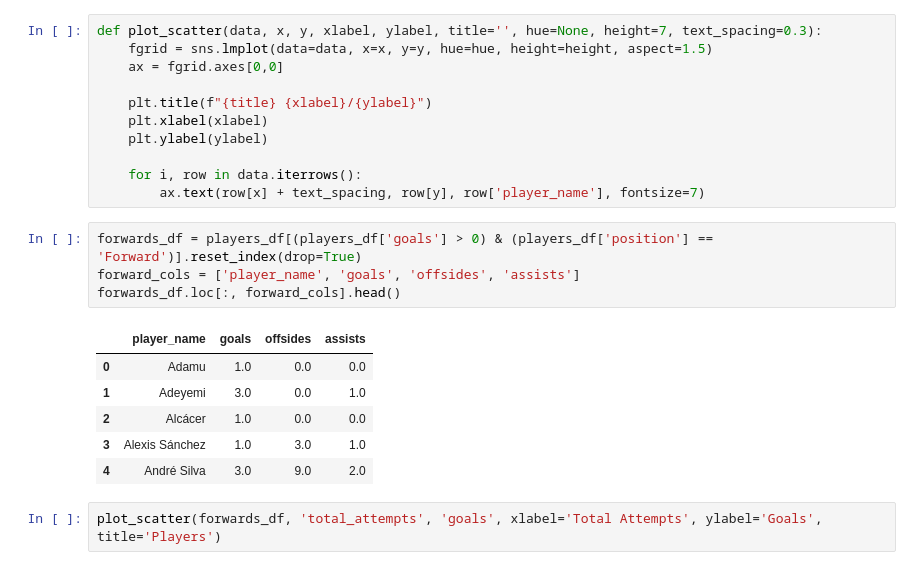
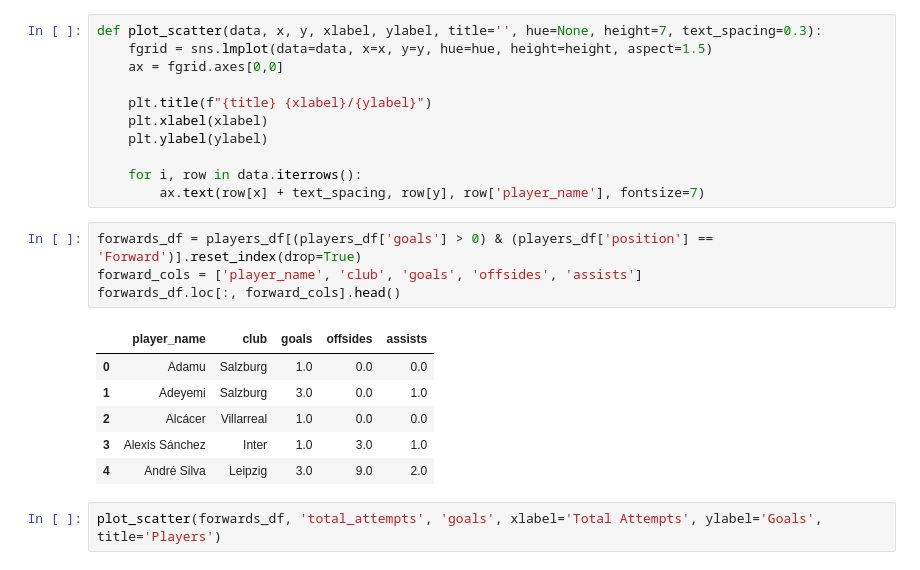
Before and after one commit to caiomelo22/20-21-Champions-League-Analysis, a Jupyter notebook: notebooke5ae0d8453.ipynb, the cells around one changed output. Cells and saved outputs as stored; diff of their text form.

```diff
--- a/notebooke5ae0d8453.ipynb
+++ b/notebooke5ae0d8453.ipynb
@@ -115,15 +115,15 @@ def plot_scatter(data, x, y, xlabel, ylabel, title='', hue=None, height=7, text_
         ax.text(row[x] + text_spacing, row[y], row['player_name'], fontsize=7)
 # %%
 forwards_df = players_df[(players_df['goals'] > 0) & (players_df['position'] == 'Forward')].reset_index(drop=True)
-forward_cols = ['player_name', 'goals', 'offsides', 'assists']
+forward_cols = ['player_name', 'club', 'goals', 'offsides', 'assists']
 forwards_df.loc[:, forward_cols].head()
 # %% [output]
-|  | player_name | goals | offsides | assists |
-| 0 | Adamu | 1.0 | 0.0 | 0.0 |
-| 1 | Adeyemi | 3.0 | 0.0 | 1.0 |
-| 2 | Alcácer | 1.0 | 0.0 | 0.0 |
-| 3 | Alexis Sánchez | 1.0 | 3.0 | 1.0 |
-| 4 | André Silva | 3.0 | 9.0 | 2.0 |
+|  | player_name | club | goals | offsides | assists |
+| 0 | Adamu | Salzburg | 1.0 | 0.0 | 0.0 |
+| 1 | Adeyemi | Salzburg | 3.0 | 0.0 | 1.0 |
+| 2 | Alcácer | Villarreal | 1.0 | 0.0 | 0.0 |
+| 3 | Alexis Sánchez | Inter | 1.0 | 3.0 | 1.0 |
+| 4 | André Silva | Leipzig | 3.0 | 9.0 | 2.0 |
 # %%
 plot_scatter(forwards_df, 'total_attempts', 'goals', xlabel='Total Attempts', ylabel='Goals', title='Players')
 # %% [output]
```
Also changed, not shown: parts of 8 cells of this notebook.
